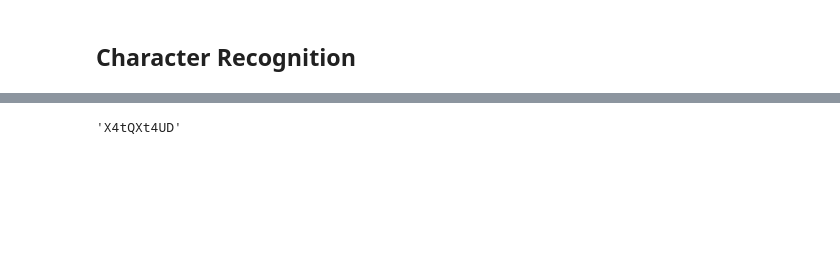
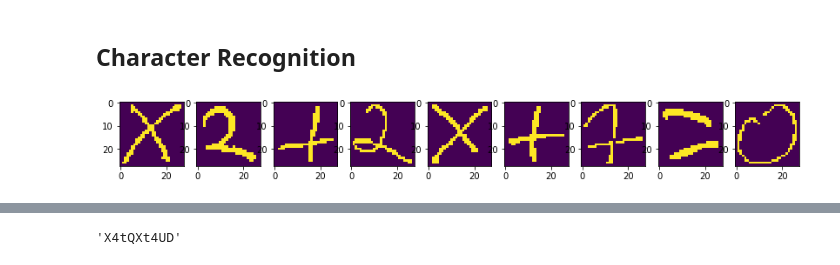
Before and after one commit to OlehOnyshchak/OCR, a Jupyter notebook: Main.ipynb, the cells around one changed output, grey strips where cells are left out. Saved outputs shown, nothing was run; the diff lists cells and outputs as text; code cells hidden in the pictures; blank space fills up the shorter version.

```diff
--- a/Main.ipynb
+++ b/Main.ipynb
@@ -59,12 +102,21 @@ f_test.close()
 # %% [markdown]
 ## Character Recognition
 # %%
-names = ["label"] + ["pixel" + str(i) for i in range(784)]
-
-data = pd.read_csv(temp_filename, header=None, names=names)
+data = pd.read_csv(temp_filename)
 X_data = data.drop(labels = ["label"], axis = 1)
 X_data = X_data.values.reshape(-1,28,28,1)
-del data
+# %%
+figure(figsize=(14,14))
+
+size = X_data.shape[0]
+for i in range(size):
+    v = X_data[i][:,:,0].astype('uint8')
+    img = Image.fromarray(v)
+
+    plt.subplot(2, size, i + 1)
+    plt.imshow(img)
+# %% [output]
+[figure, added]
 # %%
 df = pd.read_csv(mapping_processed)
 code2char = {}
```
Also changed, not shown: parts of 8 cells of this notebook.
